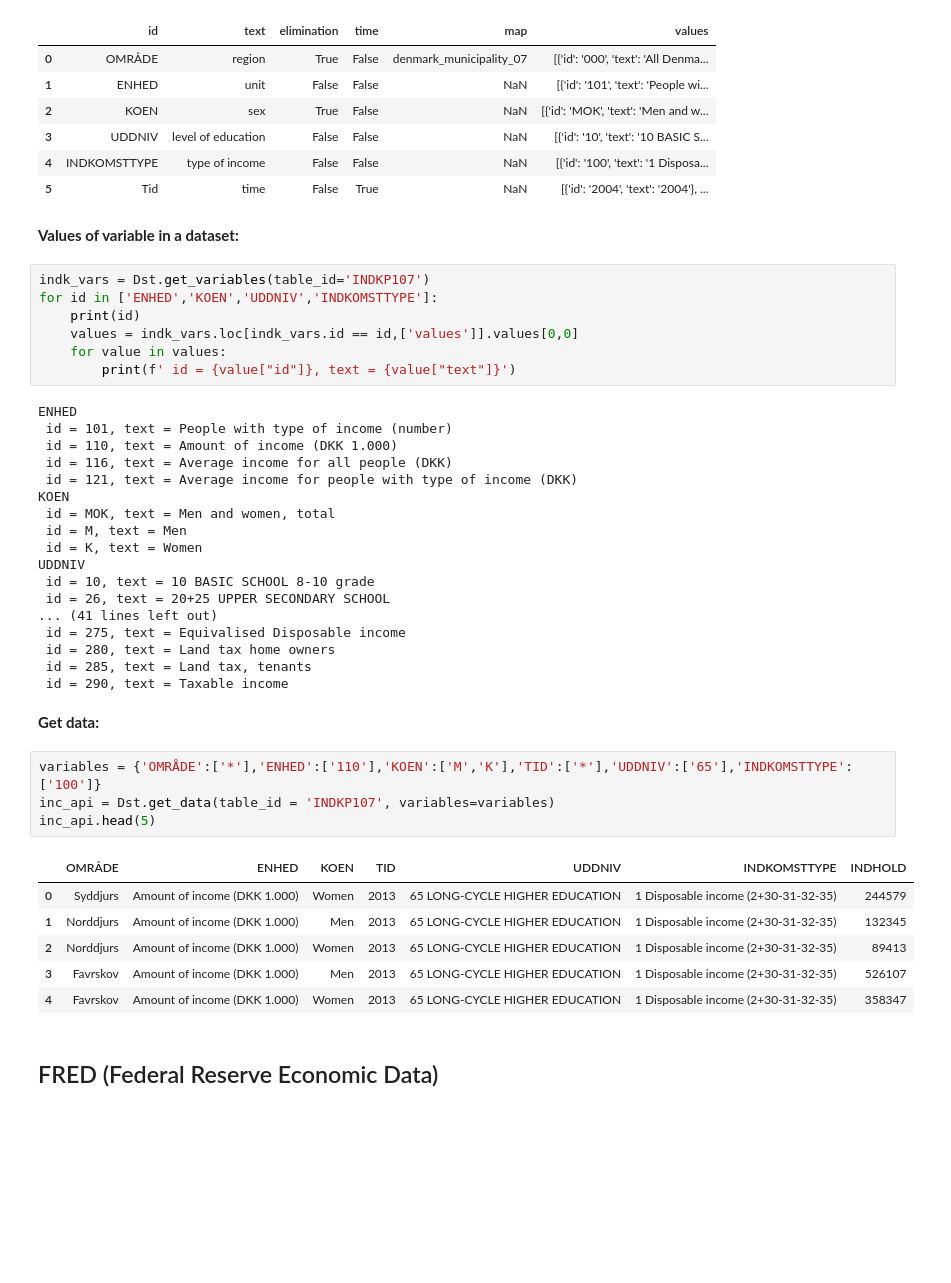
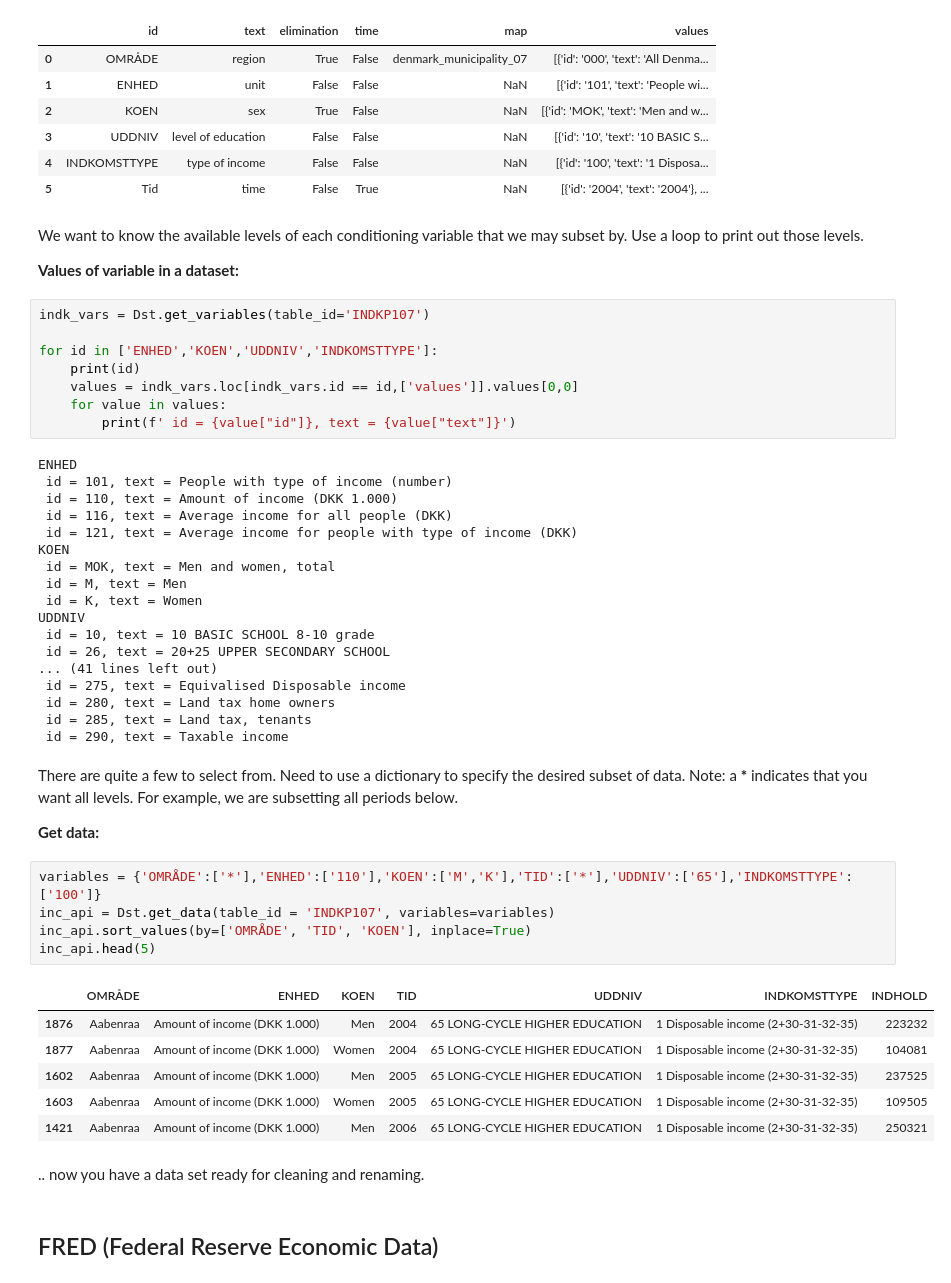
Before and after one commit to NumEconCopenhagen/lectures-2021, a Jupyter notebook: 08/Basic_data_analysis.ipynb, the cells around one changed output. Cells and saved outputs as stored; diff of their text form; blank space fills up the shorter version.

```diff
--- a/08/Basic_data_analysis.ipynb
+++ b/08/Basic_data_analysis.ipynb
@@ -364,10 +371,14 @@ indk_vars
 | 3 | UDDNIV | level of education | False | False | NaN | [{'id': '10', 'text': '10 BASIC S... |
 | 4 | INDKOMSTTYPE | type of income | False | False | NaN | [{'id': '100', 'text': '1 Disposa... |
 | 5 | Tid | time | False | True | NaN | [{'id': '2004', 'text': '2004'}, ... |
-# %% [markdown]
-**Values of variable in a dataset:**
+# %% [markdown]
+We want to know the available levels of each conditioning variable that we may subset by. Use a loop to print out those levels.
+
+
+**Values of variable in a dataset:**
 # %%
 indk_vars = Dst.get_variables(table_id='INDKP107')
+
 for id in ['ENHED','KOEN','UDDNIV','INDKOMSTTYPE']:
     print(id)
     values = indk_vars.loc[indk_vars.id == id,['values']].values[0,0]
@@ -391,19 +402,24 @@ UDDNIV
  id = 280, text = Land tax home owners
  id = 285, text = Land tax, tenants
  id = 290, text = Taxable income
-# %% [markdown]
-**Get data:**
+# %% [markdown]
+There are quite a few to select from. Need to use a dictionary to specify the desired subset of data. Note: a **\*** indicates that you want all levels. For example, we are subsetting all periods below.
+
+**Get data:**
 # %%
 variables = {'OMRÅDE':['*'],'ENHED':['110'],'KOEN':['M','K'],'TID':['*'],'UDDNIV':['65'],'INDKOMSTTYPE':['100']}
 inc_api = Dst.get_data(table_id = 'INDKP107', variables=variables)
+inc_api.sort_values(by=['OMRÅDE', 'TID', 'KOEN'], inplace=True)
 inc_api.head(5)
 # %% [output]
 |  | OMRÅDE | ENHED | KOEN | TID | UDDNIV | INDKOMSTTYPE | INDHOLD |
-| 0 | Syddjurs | Amount of income (DKK 1.000) | Women | 2013 | 65 LONG-CYCLE HIGHER EDUCATION | 1 Disposable income (2+30-31-32-35) | 244579 |
-| 1 | Norddjurs | Amount of income (DKK 1.000) | Men | 2013 | 65 LONG-CYCLE HIGHER EDUCATION | 1 Disposable income (2+30-31-32-35) | 132345 |
-| 2 | Norddjurs | Amount of income (DKK 1.000) | Women | 2013 | 65 LONG-CYCLE HIGHER EDUCATION | 1 Disposable income (2+30-31-32-35) | 89413 |
-| 3 | Favrskov | Amount of income (DKK 1.000) | Men | 2013 | 65 LONG-CYCLE HIGHER EDUCATION | 1 Disposable income (2+30-31-32-35) | 526107 |
-| 4 | Favrskov | Amount of income (DKK 1.000) | Women | 2013 | 65 LONG-CYCLE HIGHER EDUCATION | 1 Disposable income (2+30-31-32-35) | 358347 |
+| 1876 | Aabenraa | Amount of income (DKK 1.000) | Men | 2004 | 65 LONG-CYCLE HIGHER EDUCATION | 1 Disposable income (2+30-31-32-35) | 223232 |
+| 1877 | Aabenraa | Amount of income (DKK 1.000) | Women | 2004 | 65 LONG-CYCLE HIGHER EDUCATION | 1 Disposable income (2+30-31-32-35) | 104081 |
+| 1602 | Aabenraa | Amount of income (DKK 1.000) | Men | 2005 | 65 LONG-CYCLE HIGHER EDUCATION | 1 Disposable income (2+30-31-32-35) | 237525 |
+| 1603 | Aabenraa | Amount of income (DKK 1.000) | Women | 2005 | 65 LONG-CYCLE HIGHER EDUCATION | 1 Disposable income (2+30-31-32-35) | 109505 |
+| 1421 | Aabenraa | Amount of income (DKK 1.000) | Men | 2006 | 65 LONG-CYCLE HIGHER EDUCATION | 1 Disposable income (2+30-31-32-35) | 250321 |
+# %% [markdown]
+.. now you have a data set ready for cleaning and renaming.
 # %% [markdown]
 ## FRED (Federal Reserve Economic Data)
 # %% [markdown]
```
Also changed, not shown: parts of 55 cells of this notebook, 17 other files.
